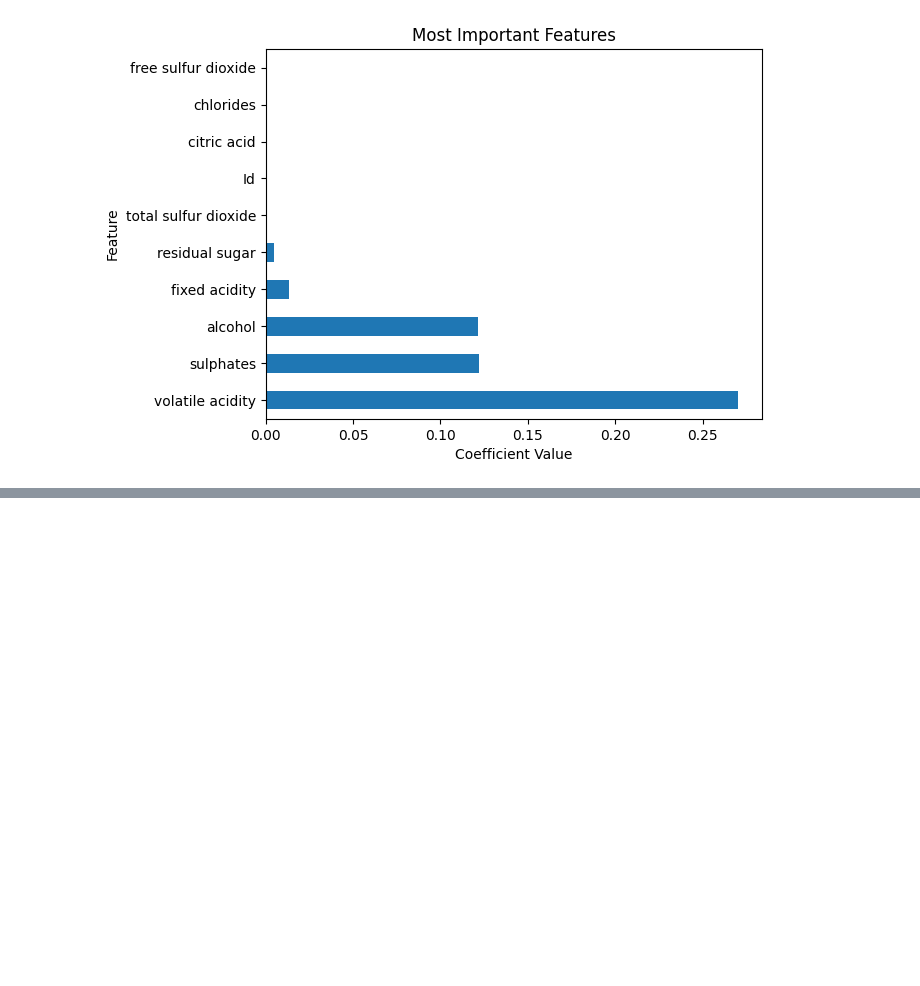
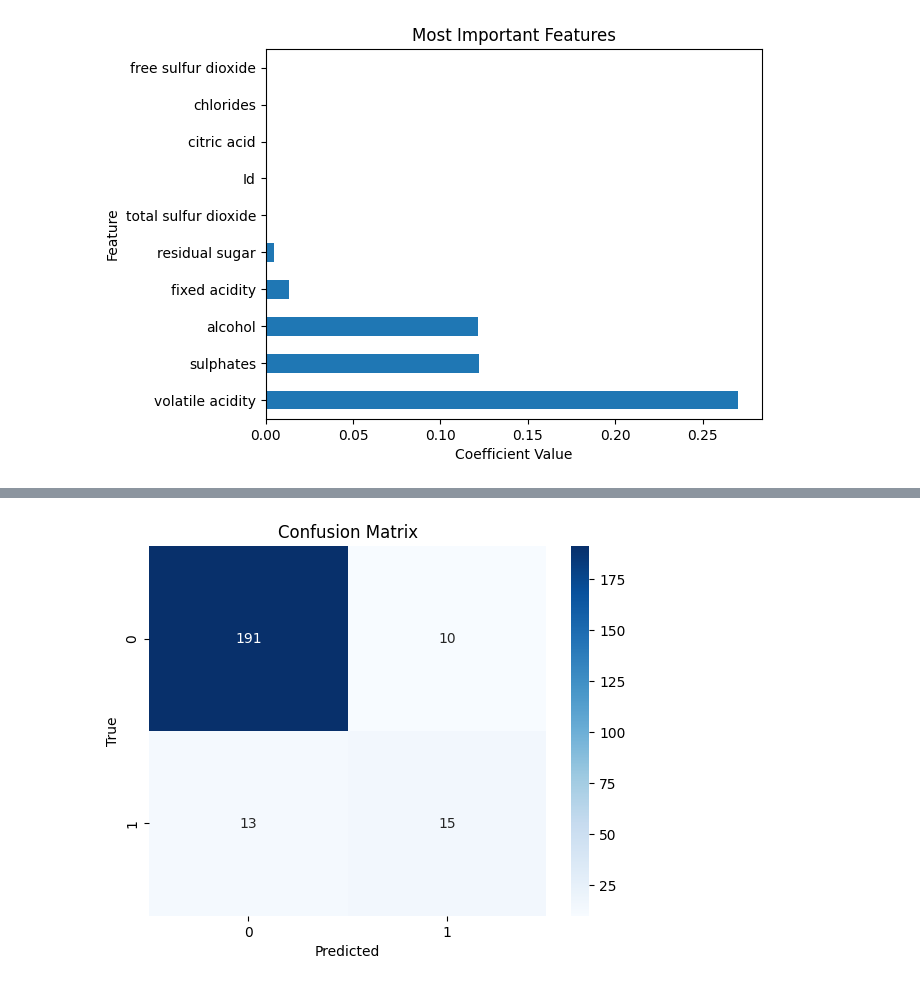
Before and after one commit to JinMizar/ds3001_final_project, a Jupyter notebook: result.ipynb, the cells around one changed output, grey strips where cells are left out. Cells and saved outputs as stored; diff of their text form; code cells hidden in the pictures; blank space fills up the shorter version.

Commit message:
Updated with Logistic Regression model

```diff
--- a/result.ipynb
+++ b/result.ipynb
@@ -64,3 +64,11 @@ plt.ylabel("Feature")
 plt.show()
 # %% [output]
 [figure]
+# %%
+#Train a Logistic Regression model
+log_reg = LogisticRegression(max_iter=500).fit(X_train_scaled, y_train)
+
+y_hat_train = log_reg.predict(X_train_scaled)
+y_hat_test = log_reg.predict(X_test_scaled)
+
+print("\nClassification Report:\n", classification_report(y_test, y_hat_test))
@@ -66,0 +87,10 @@ plt.show()
+# %%
+# 4. Confusion Matrix
+conf_matrix = confusion_matrix(y_test, y_hat_test)
+sns.heatmap(conf_matrix, annot=True, fmt='d', cmap='Blues')
+plt.title("Confusion Matrix")
+plt.xlabel("Predicted")
+plt.ylabel("True")
+plt.show()
+# %% [output]
+[figure, added]
```
Also changed, not shown: parts of 5 cells of this notebook.
